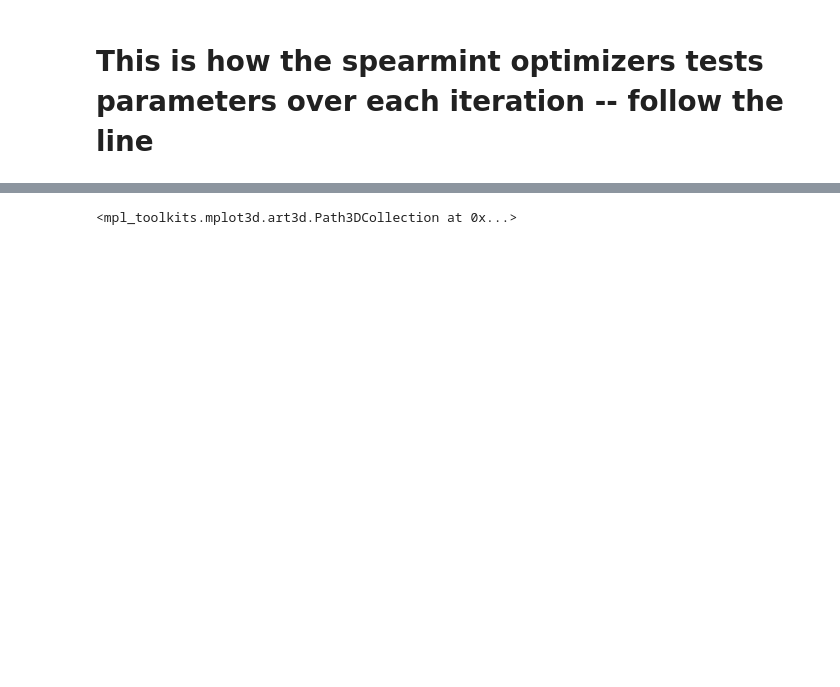
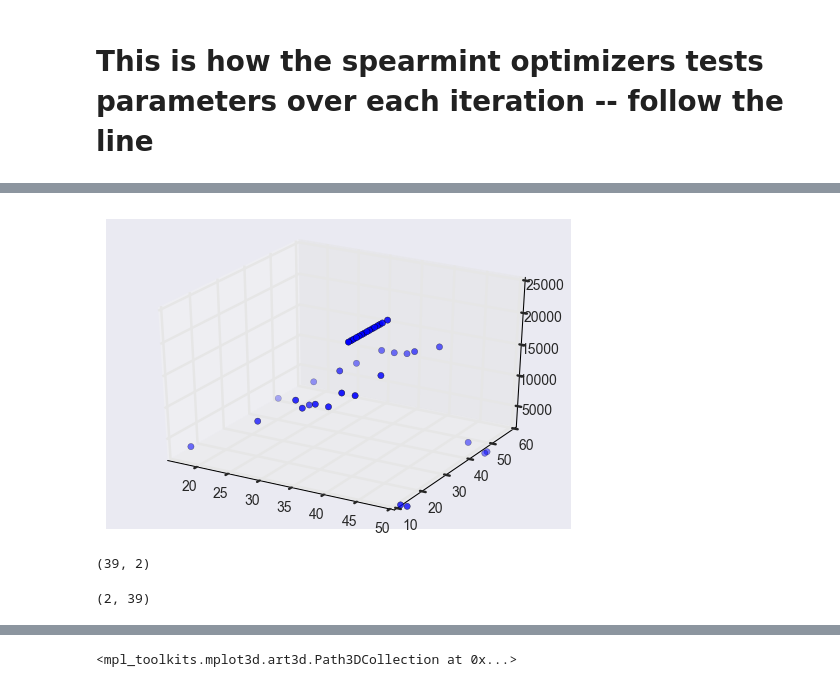
Before and after one commit to hackseq/2016_project_2, a Jupyter notebook: scripts/spearmint/results/3-D_plotting.ipynb, the cells around one changed output, grey strips where cells are left out. Cells and saved outputs as stored; diff of their text form; code cells hidden in the pictures; blank space fills up the shorter version.

```diff
--- a/scripts/spearmint/results/3-D_plotting.ipynb
+++ b/scripts/spearmint/results/3-D_plotting.ipynb
@@ -35,0 +36,11 @@ Axes3D.plot(ax, xs=itdf["k"], ys=itdf["N50"], zs=itdf["l"])
+# %%
+def plotfig():
+    fig = plt.figure()
+    ax = fig.gca(projection='3d')
+    plt.xlim([16,50])
+    plt.ylim([10,60])
+    ax.set_zlim([2000,25000])
+    ax.scatter(xs=itdf["k"], ys=itdf["l"], zs=itdf["N50"])
+plotfig()
+# %% [output]
+[figure, added]
@@ -35,0 +49,8 @@ Axes3D.plot(ax, xs=itdf["k"], ys=itdf["N50"], zs=itdf["l"])
+# %%
+np.array(pd.concat([itdf["l"],itdf["N50"]], join="inner", axis=1)).shape
+# %% [output]
+(39, 2)
+# %%
+np.transpose(np.array(pd.concat([itdf["l"],itdf["N50"]], join="inner", axis=1))).shape
+# %% [output]
+(2, 39)
```
Also changed, not shown: parts of 25 cells of this notebook.
